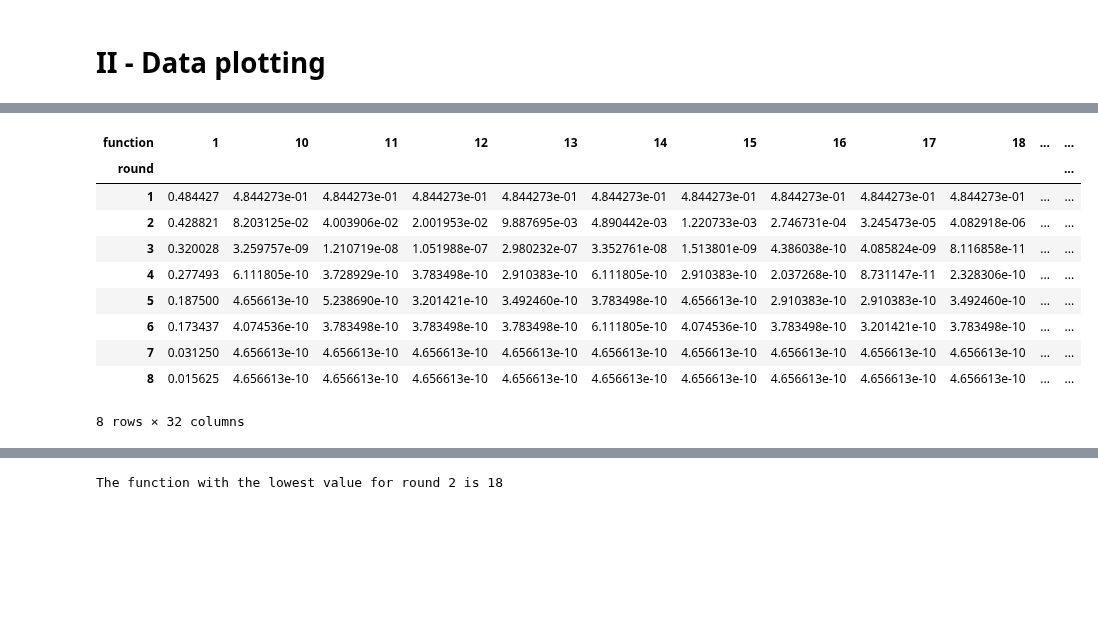
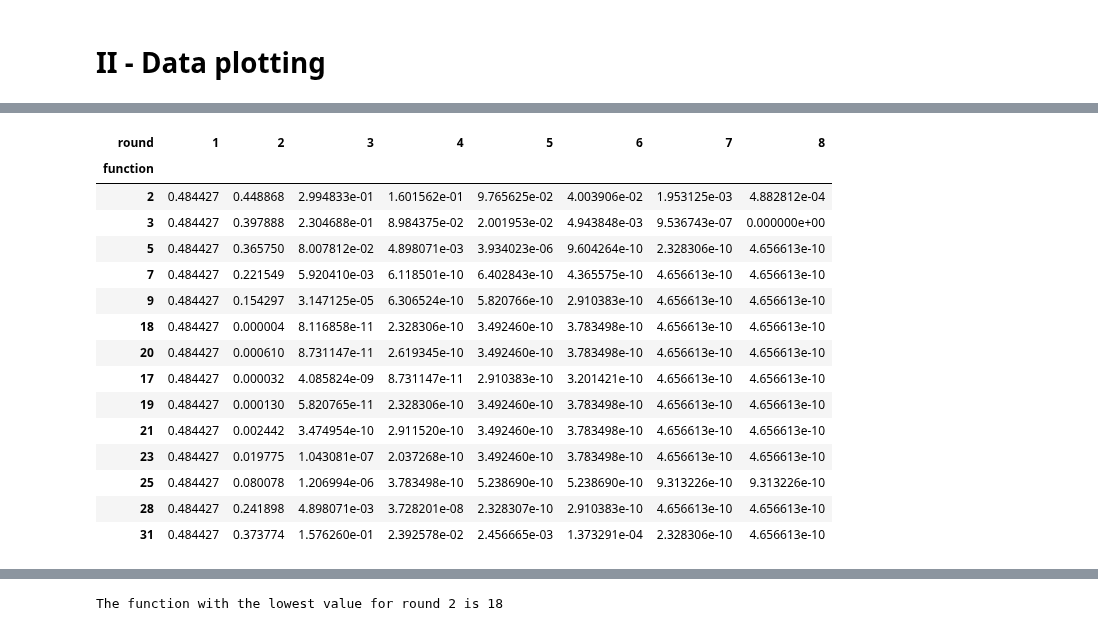
Before and after one commit to alexbouez/entropy, a Jupyter notebook: 4.1.4_computational_approach_results/Computational analysis.ipynb, the cells around one changed output, grey strips where cells are left out. Drawn from its saved outputs; the diff is of its cells as text; code cells hidden in the pictures; blank space fills up the shorter version.

```diff
--- a/4.1.4_computational_approach_results/Computational analysis.ipynb
+++ b/4.1.4_computational_approach_results/Computational analysis.ipynb
@@ -13,13 +13,15 @@ plt.rcParams['figure.figsize'] = (10.0, 8.0)
 plt.style.use('ggplot')
 # %%
 pd.set_option("display.max_colwidth",100)
+# %%
+pd.set_option('display.max_columns', None)
 # %% [markdown]
 # I - Data formatting
 # %%
 data_files = ["model"+str(i) for i in range(1,5)]
 # %%
 def import_csv(filename):
-    data_path = os.path.join(path, "data", filename + ".csv")
+    data_path = path + "\\data\\" + filename + ".csv"
     data = pd.read_csv(data_path)
     data["time"] = data["time"].str.replace("s", "")
     data["function"] = data["function"].str.replace("T", "T_")
@@ -74,26 +77,39 @@ ax.set_yscale('symlog')
 # %%
 dataframes = []
 for filename in data_files:
     data = import_csv(filename)
     data["function"] = data["function"].str.replace("rot_", "")
     filtered_data = data[data['function'].str.match('[0-9]+')]
     dataframes.append(filtered_data)
 
 combined_df = pd.concat(dataframes)
 mean_pivot_table = combined_df.pivot_table(index='round', columns='function', values='statistical_distance', aggfunc='mean')
 
 # Print the mean pivot table
-mean_pivot_table
+mean_pivot_table = mean_pivot_table.sort_values(by=2, axis=1, ascending=False)
+
+# columns_to_remove = ['32', '1', '4', '8', '27', '12', '30', '10']
+# mean_pivot_table = mean_pivot_table.drop(columns_to_remove, axis=1)
+
+columns_to_keep = ['2', '3', '5', '7', '9', '18', '20', '17', '19', '21', '23', '25', '28', '31']
+mean_pivot_table = mean_pivot_table[columns_to_keep]
+
+mean_pivot_table.T
 # %% [output]
-| function | 1 | 10 | 11 | 12 | 13 | 14 | 15 | 16 | 17 | 18 | ... | ... |
-| round |  |  |  |  |  |  |  |  |  |  |  | ... |
-| 1 | 0.484427 | 4.844273e-01 | 4.844273e-01 | 4.844273e-01 | 4.844273e-01 | 4.844273e-01 | 4.844273e-01 | 4.844273e-01 | 4.844273e-01 | 4.844273e-01 | ... | ... |
-| 2 | 0.428821 | 8.203125e-02 | 4.003906e-02 | 2.001953e-02 | 9.887695e-03 | 4.890442e-03 | 1.220733e-03 | 2.746731e-04 | 3.245473e-05 | 4.082918e-06 | ... | ... |
-| 3 | 0.320028 | 3.259757e-09 | 1.210719e-08 | 1.051988e-07 | 2.980232e-07 | 3.352761e-08 | 1.513801e-09 | 4.386038e-10 | 4.085824e-09 | 8.116858e-11 | ... | ... |
-| 4 | 0.277493 | 6.111805e-10 | 3.728929e-10 | 3.783498e-10 | 2.910383e-10 | 6.111805e-10 | 2.910383e-10 | 2.037268e-10 | 8.731147e-11 | 2.328306e-10 | ... | ... |
-| 5 | 0.187500 | 4.656613e-10 | 5.238690e-10 | 3.201421e-10 | 3.492460e-10 | 3.783498e-10 | 4.656613e-10 | 2.910383e-10 | 2.910383e-10 | 3.492460e-10 | ... | ... |
-| 6 | 0.173437 | 4.074536e-10 | 3.783498e-10 | 3.783498e-10 | 3.783498e-10 | 6.111805e-10 | 4.074536e-10 | 3.783498e-10 | 3.201421e-10 | 3.783498e-10 | ... | ... |
-| 7 | 0.031250 | 4.656613e-10 | 4.656613e-10 | 4.656613e-10 | 4.656613e-10 | 4.656613e-10 | 4.656613e-10 | 4.656613e-10 | 4.656613e-10 | 4.656613e-10 | ... | ... |
-| 8 | 0.015625 | 4.656613e-10 | 4.656613e-10 | 4.656613e-10 | 4.656613e-10 | 4.656613e-10 | 4.656613e-10 | 4.656613e-10 | 4.656613e-10 | 4.656613e-10 | ... | ... |
+| round | 1 | 2 | 3 | 4 | 5 | 6 | 7 | 8 |
+| function |  |  |  |  |  |  |  |  |
+| 2 | 0.484427 | 0.448868 | 2.994833e-01 | 1.601562e-01 | 9.765625e-02 | 4.003906e-02 | 1.953125e-03 | 4.882812e-04 |
+| 3 | 0.484427 | 0.397888 | 2.304688e-01 | 8.984375e-02 | 2.001953e-02 | 4.943848e-03 | 9.536743e-07 | 0.000000e+00 |
+| 5 | 0.484427 | 0.365750 | 8.007812e-02 | 4.898071e-03 | 3.934023e-06 | 9.604264e-10 | 2.328306e-10 | 4.656613e-10 |
+| 7 | 0.484427 | 0.221549 | 5.920410e-03 | 6.118501e-10 | 6.402843e-10 | 4.365575e-10 | 4.656613e-10 | 4.656613e-10 |
+| 9 | 0.484427 | 0.154297 | 3.147125e-05 | 6.306524e-10 | 5.820766e-10 | 2.910383e-10 | 4.656613e-10 | 4.656613e-10 |
+| 18 | 0.484427 | 0.000004 | 8.116858e-11 | 2.328306e-10 | 3.492460e-10 | 3.783498e-10 | 4.656613e-10 | 4.656613e-10 |
+| 20 | 0.484427 | 0.000610 | 8.731147e-11 | 2.619345e-10 | 3.492460e-10 | 3.783498e-10 | 4.656613e-10 | 4.656613e-10 |
+| 17 | 0.484427 | 0.000032 | 4.085824e-09 | 8.731147e-11 | 2.910383e-10 | 3.201421e-10 | 4.656613e-10 | 4.656613e-10 |
+| 19 | 0.484427 | 0.000130 | 5.820765e-11 | 2.328306e-10 | 3.492460e-10 | 3.783498e-10 | 4.656613e-10 | 4.656613e-10 |
+| 21 | 0.484427 | 0.002442 | 3.474954e-10 | 2.911520e-10 | 3.492460e-10 | 3.783498e-10 | 4.656613e-10 | 4.656613e-10 |
+| 23 | 0.484427 | 0.019775 | 1.043081e-07 | 2.037268e-10 | 3.492460e-10 | 3.783498e-10 | 4.656613e-10 | 4.656613e-10 |
+| 25 | 0.484427 | 0.080078 | 1.206994e-06 | 3.783498e-10 | 5.238690e-10 | 5.238690e-10 | 9.313226e-10 | 9.313226e-10 |
+| 28 | 0.484427 | 0.241898 | 4.898071e-03 | 3.728201e-08 | 2.328307e-10 | 2.910383e-10 | 4.656613e-10 | 4.656613e-10 |
+| 31 | 0.484427 | 0.373774 | 1.576260e-01 | 2.392578e-02 | 2.456665e-03 | 1.373291e-04 | 2.328306e-10 | 4.656613e-10 |
-8 rows × 32 columns
 # %%
```
Also changed, not shown: parts of 4 cells of this notebook, 49 other files.
